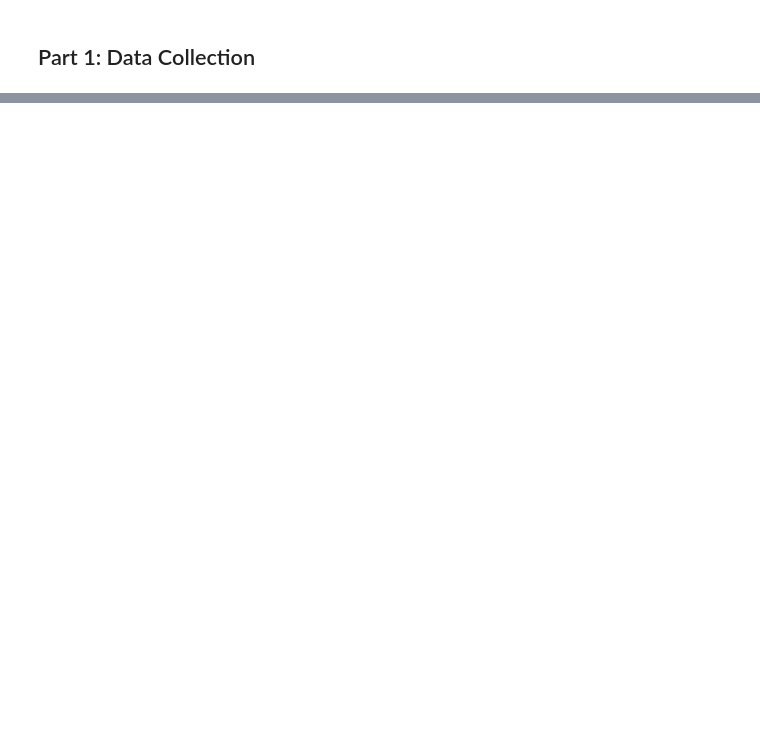
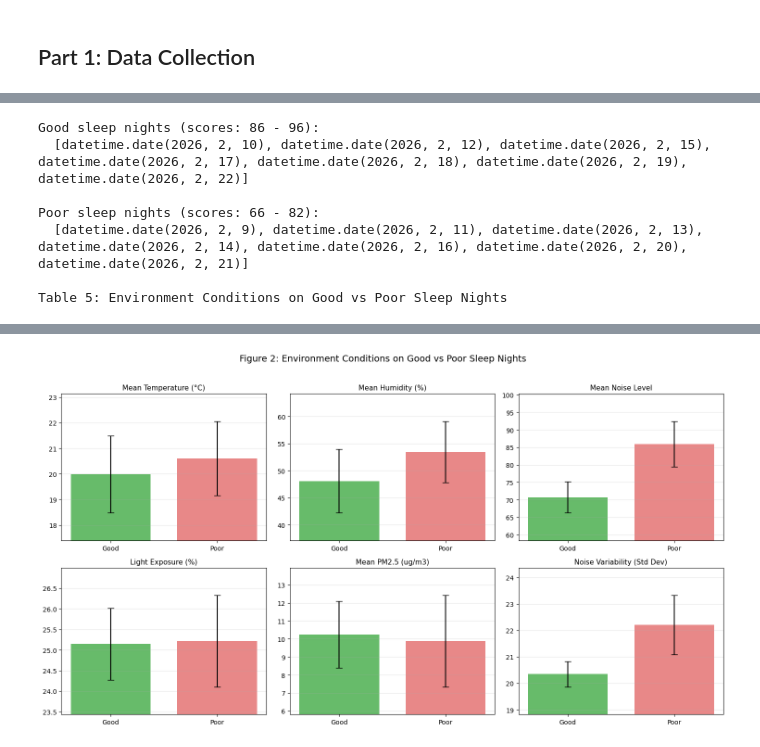
Before and after one commit to ya325icacuk/iot-sleep-environment-coursework, a Jupyter notebook: notebooks/sleep_analysis.ipynb, the cells around one changed output, grey strips where cells are left out. Drawn from its saved outputs; the diff is of its cells as text; code cells hidden in the pictures; blank space fills up the shorter version.

```diff
--- a/notebooks/sleep_analysis.ipynb
+++ b/notebooks/sleep_analysis.ipynb
@@ -260,0 +589,76 @@ Unlike the sensor and air quality data which were collected programmatically, th
+# %%
+# ── Split nights into Good (top 7) and Poor (bottom 7) by sleep score ──
+df_sorted = df.sort_values("Sleep Score", ascending=False)
+good_nights = df_sorted.head(7)
+poor_nights = df_sorted.tail(7)
+
+print(f"Good sleep nights (scores: {good_nights['Sleep Score'].min()} - {good_nights['Sleep Score'].max()}):")
+print(f"  {sorted(good_nights['night'].tolist())}\n")
+print(f"Poor sleep nights (scores: {poor_nights['Sleep Score'].min()} - {poor_nights['Sleep Score'].max()}):")
+print(f"  {sorted(poor_nights['night'].tolist())}\n")
+
+# ── Compare environment conditions ──
+comparison_rows = []
+for feat, label in zip(env_features, env_labels):
+    good_mean = good_nights[feat].mean()
+    good_std = good_nights[feat].std()
+    poor_mean = poor_nights[feat].mean()
+    poor_std = poor_nights[feat].std()
+    diff = good_mean - poor_mean
+    comparison_rows.append({
+        "Feature": label,
+        "Good Sleep (mean +/- std)": f"{good_mean:.2f} +/- {good_std:.2f}",
+        "Poor Sleep (mean +/- std)": f"{poor_mean:.2f} +/- {poor_std:.2f}",
+        "Difference (Good - Poor)": f"{diff:+.2f}",
+    })
+
+comparison_df = pd.DataFrame(comparison_rows)
+print("Table 6: Environment Conditions on Good vs Poor Sleep Nights\n")
+display(comparison_df)
+
+# ── Visual comparison using bar chart ──
+fig, axes = plt.subplots(2, 3, figsize=(15, 8))
+fig.suptitle("Figure 2: Environment Conditions on Good vs Poor Sleep Nights", fontsize=14, y=1.02)
+
+# Plot means for the main environment variables (replaced Temp Stability with Std Noise)
+plot_features = [
+    ("mean_temp", "Mean Temperature (°C)"),
+    ("mean_humidity", "Mean Humidity (%)"),
+    ("mean_noise", "Mean Noise Level"),
+    ("light_pct", "Light Exposure (%)"),
+    ("mean_pm25", "Mean PM2.5 (ug/m3)"),
+    ("std_noise", "Noise Variability (Std Dev)"),
+]
+
+for ax, (feat, title) in zip(axes.flat, plot_features):
+    good_val = good_nights[feat].mean()
+    poor_val = poor_nights[feat].mean()
+    good_err = good_nights[feat].std()
+    poor_err = poor_nights[feat].std()
+
+    x = np.array([0, 0.4])
+    bars = ax.bar(x, [good_val, poor_val], width=0.3,
+                  yerr=[good_err, poor_err], capsize=5,
+                  color=["#4CAF50", "#E57373"], alpha=0.85)
+    ax.set_xticks(x)
+    ax.set_xticklabels(["Good", "Poor"])
+    ax.set_title(title, fontsize=11)
+    ax.grid(axis="y", alpha=0.3)
+
+    # Tighten y-axis to make differences visible
+    all_vals = [good_val - good_err, good_val + good_err, poor_val - poor_err, poor_val + poor_err]
+    y_min = min(all_vals)
+    y_max = max(all_vals)
+    margin = (y_max - y_min) * 0.3
+    ax.set_ylim(max(0, y_min - margin), y_max + margin)
+
+plt.tight_layout()
+plt.show()
+# %% [output]
+Good sleep nights (scores: 86 - 96):
+  [datetime.date(2026, 2, 10), datetime.date(2026, 2, 12), datetime.date(2026, 2, 15), datetime.date(2026, 2, 17), datetime.date(2026, 2, 18), datetime.date(2026, 2, 19), datetime.date(2026, 2, 22)]
+
+Poor sleep nights (scores: 66 - 82):
+  [datetime.date(2026, 2, 9), datetime.date(2026, 2, 11), datetime.date(2026, 2, 13), datetime.date(2026, 2, 14), datetime.date(2026, 2, 16), datetime.date(2026, 2, 20), datetime.date(2026, 2, 21)]
+
+Table 5: Environment Conditions on Good vs Poor Sleep Nights
@@ -260,0 +678 @@ Unlike the sensor and air quality data which were collected programmatically, th
+[figure, added]
```
Also changed, not shown: parts of 25 cells of this notebook, 3 other files.
